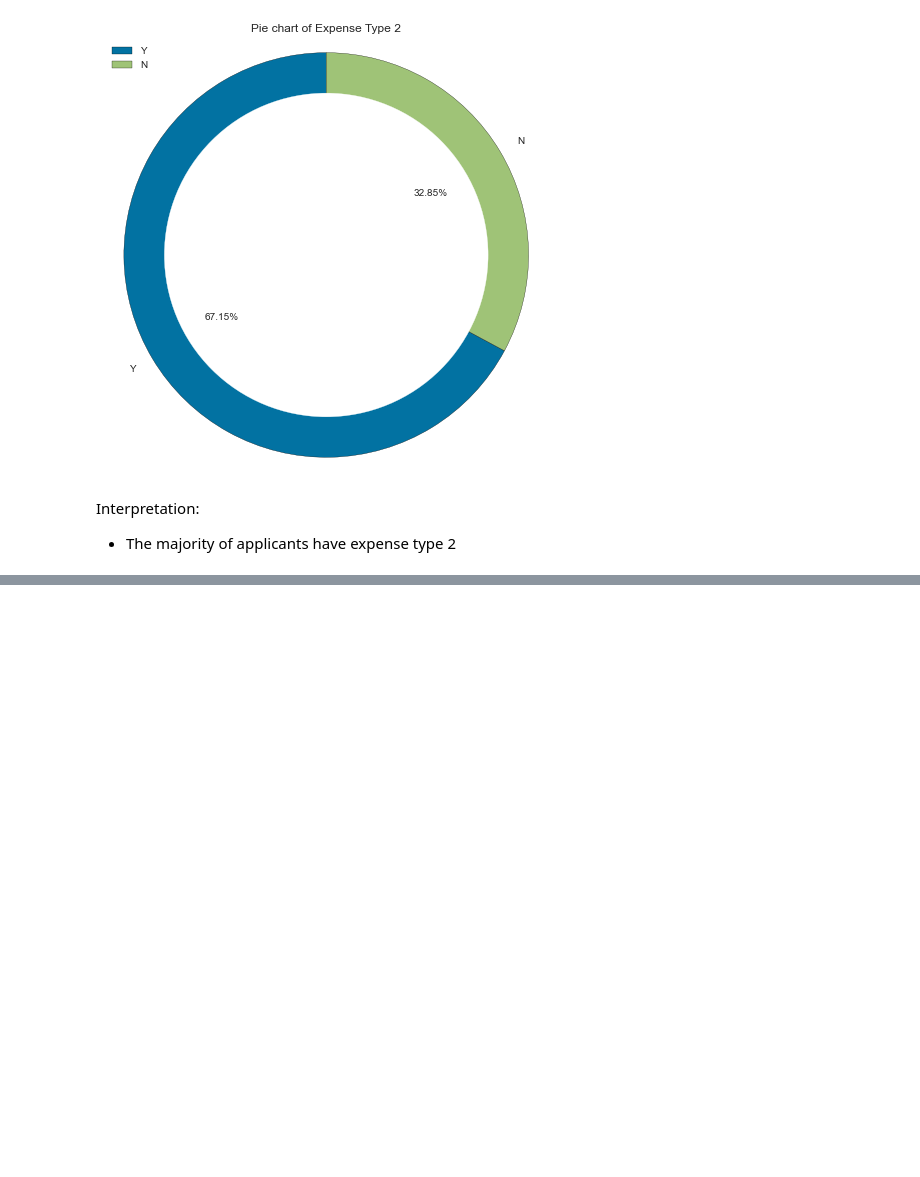
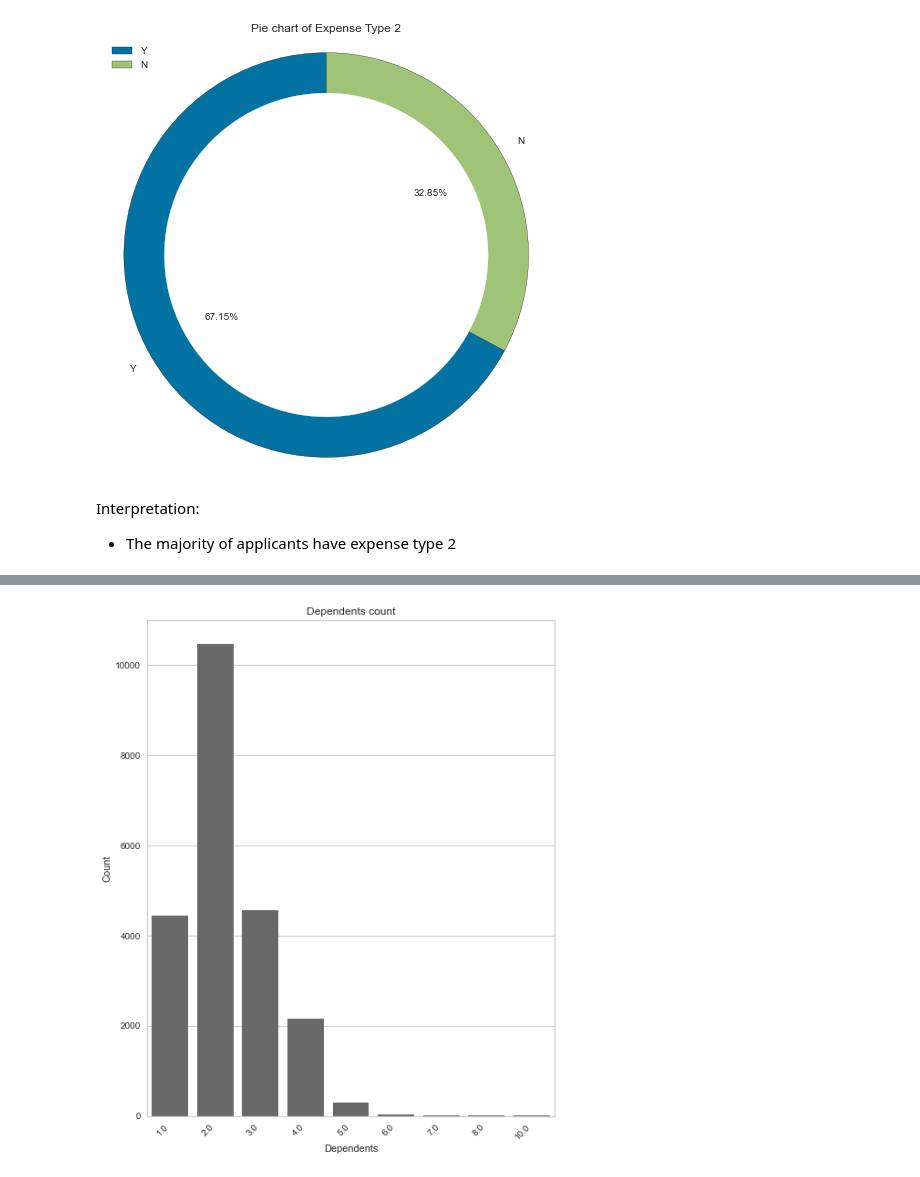
Before and after one commit to semasuka/Loan-amount-prediction-regression, a Jupyter notebook: Loan_amount_prediction.ipynb, the cells around one changed output, grey strips where cells are left out. Saved outputs shown, nothing was run; the diff lists cells and outputs as text; code cells hidden in the pictures; blank space fills up the shorter version.

```diff
--- a/Loan_amount_prediction.ipynb
+++ b/Loan_amount_prediction.ipynb
@@ -188,7 +188,7 @@ def create_bar_plot(df,feature):
     function to create a bar chart plot
     '''
     match feature:
-        case 'Profession' | 'Type of Employment':
+        case 'Profession' | 'Type of Employment' | 'Dependents':
             fig, ax = plt.subplots(figsize=(8,10))
             sns.barplot(x=value_cnt_norm_cal(df,feature).index,y=value_cnt_norm_cal(df,feature).values[:,0], color='dimgray')
             plt.xlabel('{}'.format(feature))
@@ -598,0 +636,4 @@ Interpretation:
+# %%
+create_bar_plot(loan_amt_train_copy,'Dependents')
+# %% [output]
+[figure, added]
```
Also changed, not shown: parts of 5 cells of this notebook.
